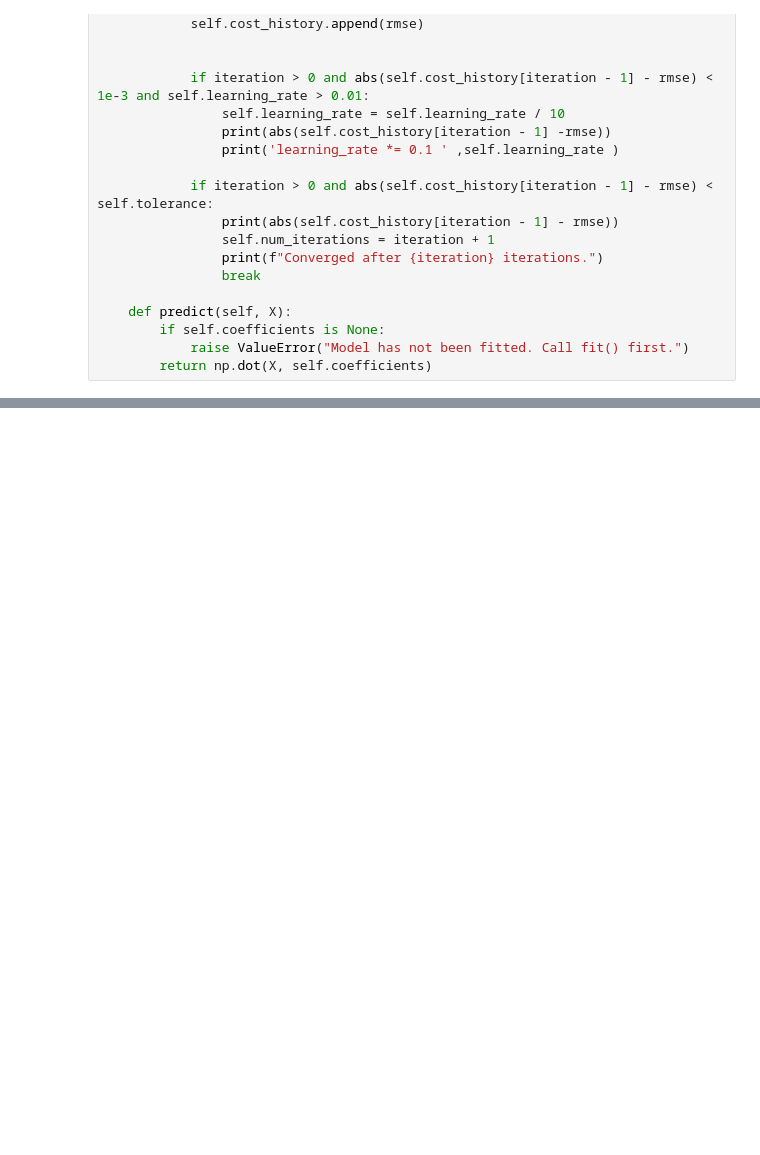
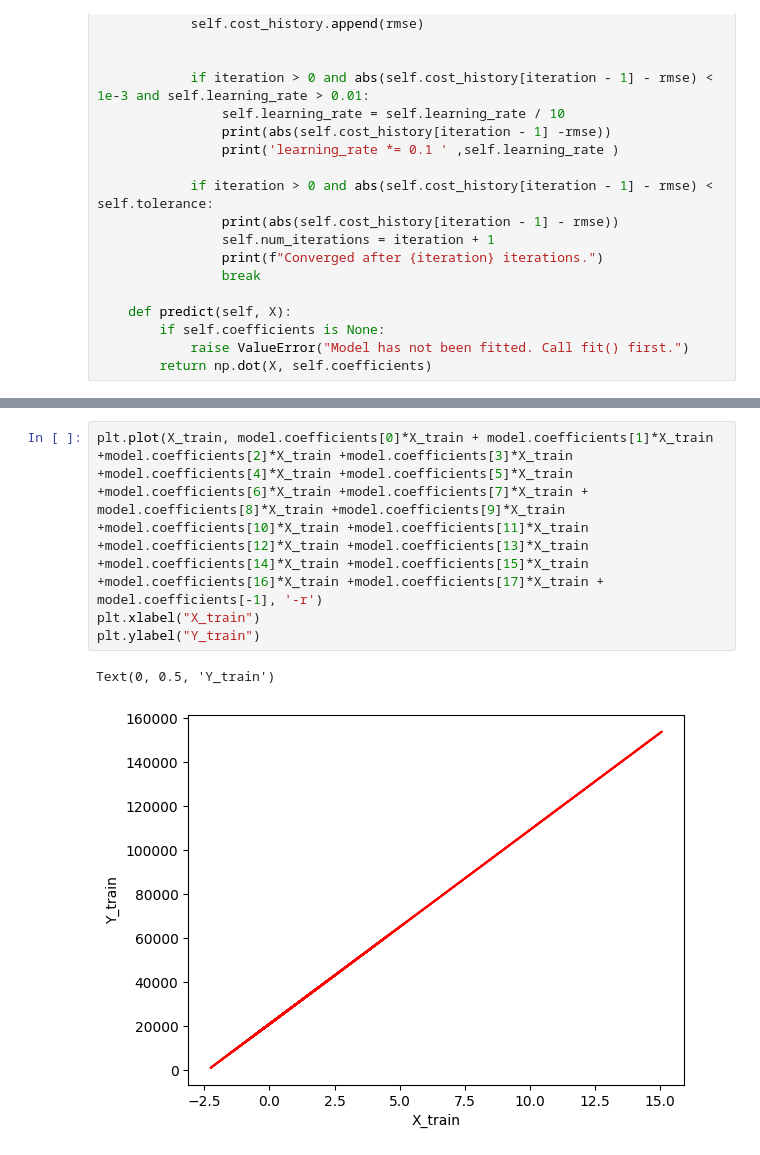
Before and after one commit to UIAI-4021/search-ahr, a Jupyter notebook: regression/reg.ipynb, the cells around one changed output, grey strips where cells are left out. Saved outputs shown, nothing was run; the diff lists cells and outputs as text; blank space fills up the shorter version.

```diff
--- a/regression/reg.ipynb
+++ b/regression/reg.ipynb
@@ -203,0 +154,7 @@ plt.show()
+# %%
+plt.plot(X_train, model.coefficients[0]*X_train + model.coefficients[1]*X_train +model.coefficients[2]*X_train +model.coefficients[3]*X_train +model.coefficients[4]*X_train +model.coefficients[5]*X_train +model.coefficients[6]*X_train +model.coefficients[7]*X_train + model.coefficients[8]*X_train +model.coefficients[9]*X_train +model.coefficients[10]*X_train +model.coefficients[11]*X_train +model.coefficients[12]*X_train +model.coefficients[13]*X_train +model.coefficients[14]*X_train +model.coefficients[15]*X_train +model.coefficients[16]*X_train +model.coefficients[17]*X_train + model.coefficients[-1], '-r')
+plt.xlabel("X_train")
+plt.ylabel("Y_train")
+# %% [output]
+Text(0, 0.5, 'Y_train')
+[figure, added]
```
Also changed, not shown: parts of 12 cells of this notebook, 1 other file.
